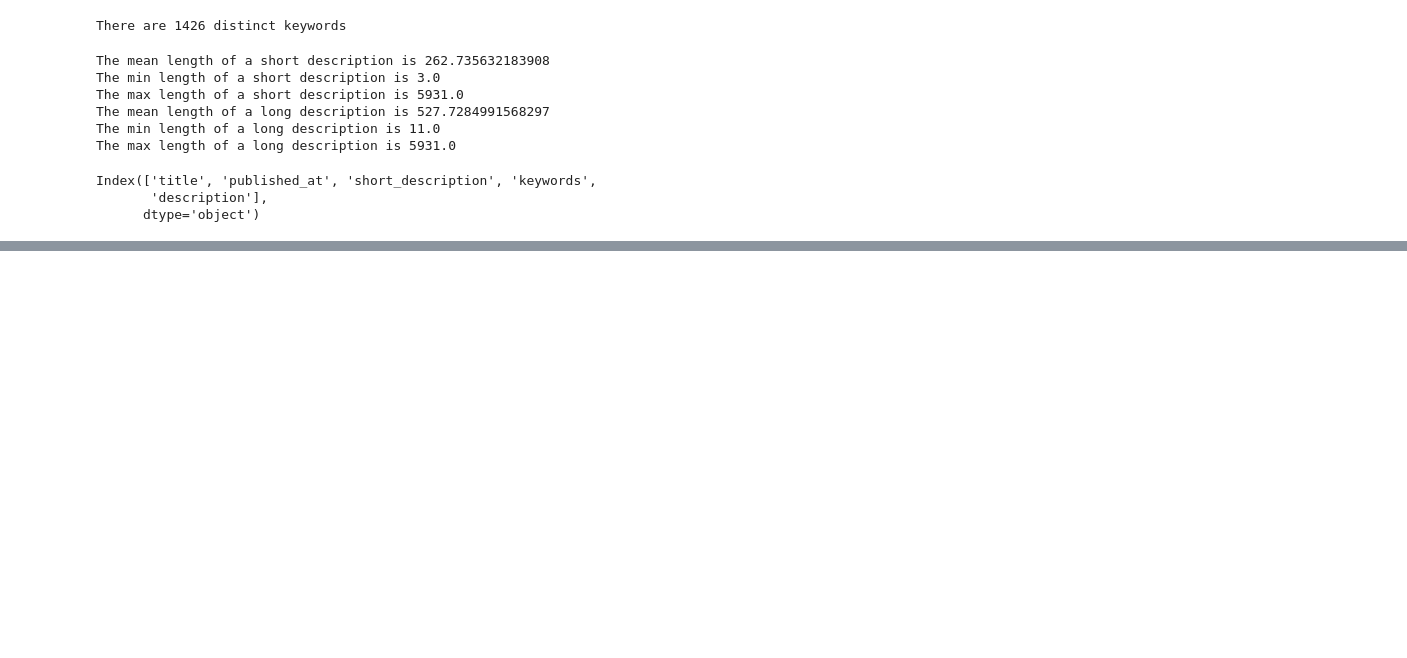
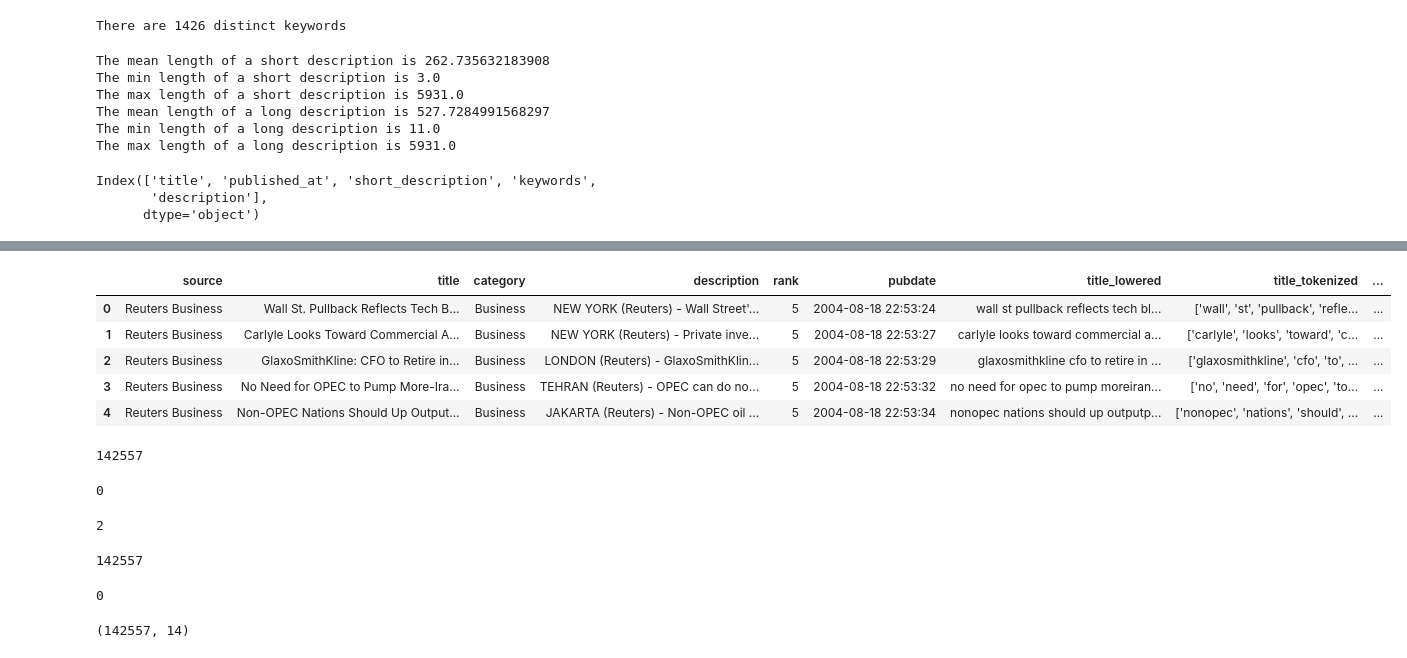
Before and after one commit to jhb300/project_submission_hai_performer, a Jupyter notebook: data_engineering/data_preprocessing.ipynb, the cells around one changed output, grey strips where cells are left out. Drawn from its saved outputs; the diff is of its cells as text; code cells hidden in the pictures; blank space fills up the shorter version.

```diff
--- a/data_engineering/data_preprocessing.ipynb
+++ b/data_engineering/data_preprocessing.ipynb
@@ -82,0 +80,44 @@ df.to_csv('./nlp_data/cnbc_news_dataset_processed.csv')
+# %%
+df = pd.read_csv("nlp_data/newsSpace_processed.csv", header=0, low_memory=False)
+df.head()
+# %% [output]
+|  | source | title | category | description | rank | pubdate | title_lowered | title_tokenized | ... |
+| 0 | Reuters Business | Wall St. Pullback Reflects Tech B... | Business | NEW YORK (Reuters) - Wall Street'... | 5 | 2004-08-18 22:53:24 | wall st pullback reflects tech bl... | ['wall', 'st', 'pullback', 'refle... | ... |
+| 1 | Reuters Business | Carlyle Looks Toward Commercial A... | Business | NEW YORK (Reuters) - Private inve... | 5 | 2004-08-18 22:53:27 | carlyle looks toward commercial a... | ['carlyle', 'looks', 'toward', 'c... | ... |
+| 2 | Reuters Business | GlaxoSmithKline: CFO to Retire in... | Business | LONDON (Reuters) - GlaxoSmithKlin... | 5 | 2004-08-18 22:53:29 | glaxosmithkline cfo to retire in ... | ['glaxosmithkline', 'cfo', 'to', ... | ... |
+| 3 | Reuters Business | No Need for OPEC to Pump More-Ira... | Business | TEHRAN (Reuters) - OPEC can do no... | 5 | 2004-08-18 22:53:32 | no need for opec to pump moreiran... | ['no', 'need', 'for', 'opec', 'to... | ... |
+| 4 | Reuters Business | Non-OPEC Nations Should Up Output... | Business | JAKARTA (Reuters) - Non-OPEC oil ... | 5 | 2004-08-18 22:53:34 | nonopec nations should up outputp... | ['nonopec', 'nations', 'should', ... | ... |
+# %%
+# Total number of entries
+df.shape[0]
+# %% [output]
+142557
+# %%
+# Number of posts where the title is NaN
+df[df['title'].isna()].shape[0]
+# %% [output]
+0
+# %%
+# Number of posts where the description is NaN
+df[df['description'].isna()].shape[0]
+# %% [output]
+2
+# %%
+# Number of posts where the pubdate is 0000-00-00 00:00:00
+df[df['pubdate'] != '0000-00-00 00:00:00'].shape[0]
+# %% [output]
+142557
+# %%
+# Number of posts where the title is 0000-00-00 00:00:00
+df[df['title'] == '0000-00-00 00:00:00'].shape[0]
+# %% [output]
+0
+# %%
+# Number of posts where the pubdate is legitimate
+pattern = r'\d{4}-\d{2}-\d{2} \d{2}:\d{2}:\d{2}'
+filtered_df = df[df['pubdate'] != '0000-00-00 00:00:00']
+
+# Applying the regular expression pattern on 'pubdate' column and counting the matches
+df[pd.notna(df['pubdate']) & df['pubdate'].str.match(pattern)].shape
+# %% [output]
+(142557, 14)
```
Also changed, not shown: parts of 8 cells of this notebook, 3 other files.
